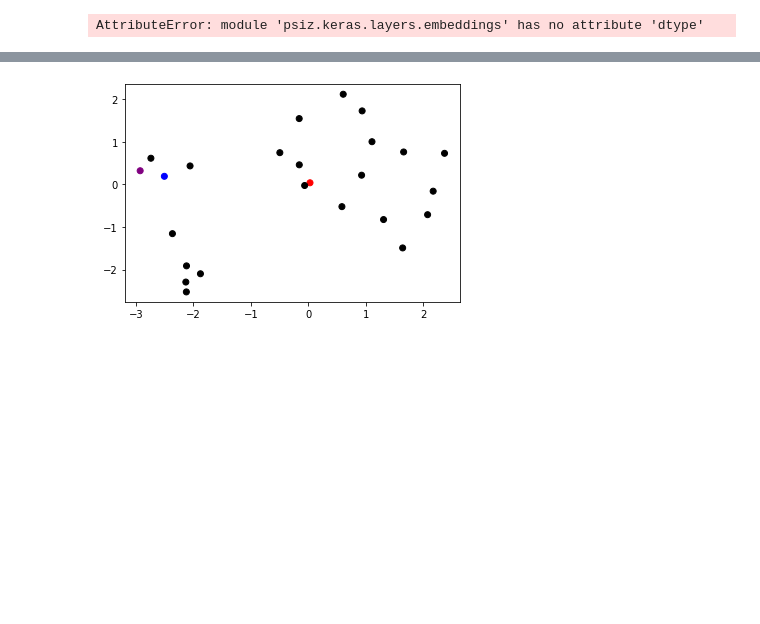
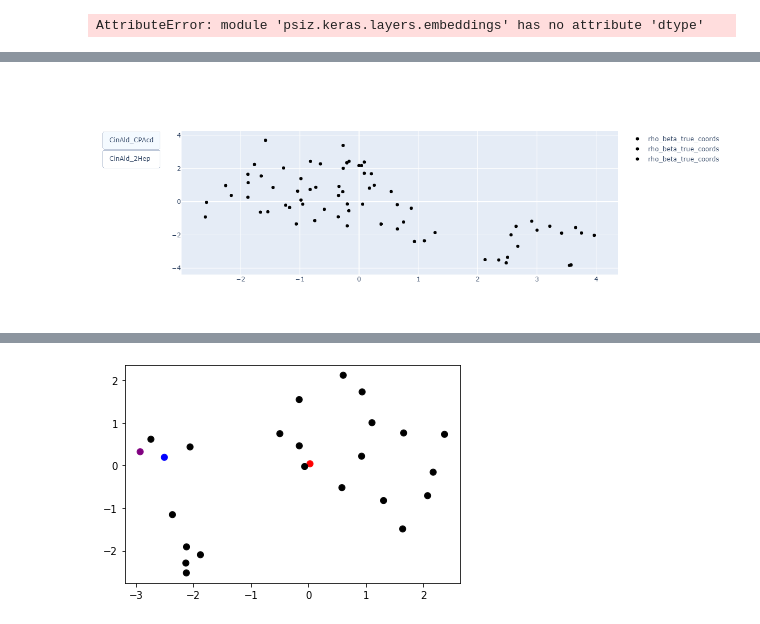
Before and after one commit to psiz-org/psiz, a Jupyter notebook: examples/rate/plots.ipynb, the cells around one changed output, grey strips where cells are left out. Cells and saved outputs as stored; diff of their text form; code cells hidden in the pictures; blank space fills up the shorter version.

Commit message:
latest changes to graphs

```diff
--- a/examples/rate/plots.ipynb
+++ b/examples/rate/plots.ipynb
@@ -120,0 +233,4 @@ def color_plots(mix_one, mix_two, mixture, coords):
+# %%
+color_plots(**coords_dictionary)
+# %% [output]
+[figure, added]
```
Also changed, not shown: parts of 16 cells of this notebook, 6 other files.
